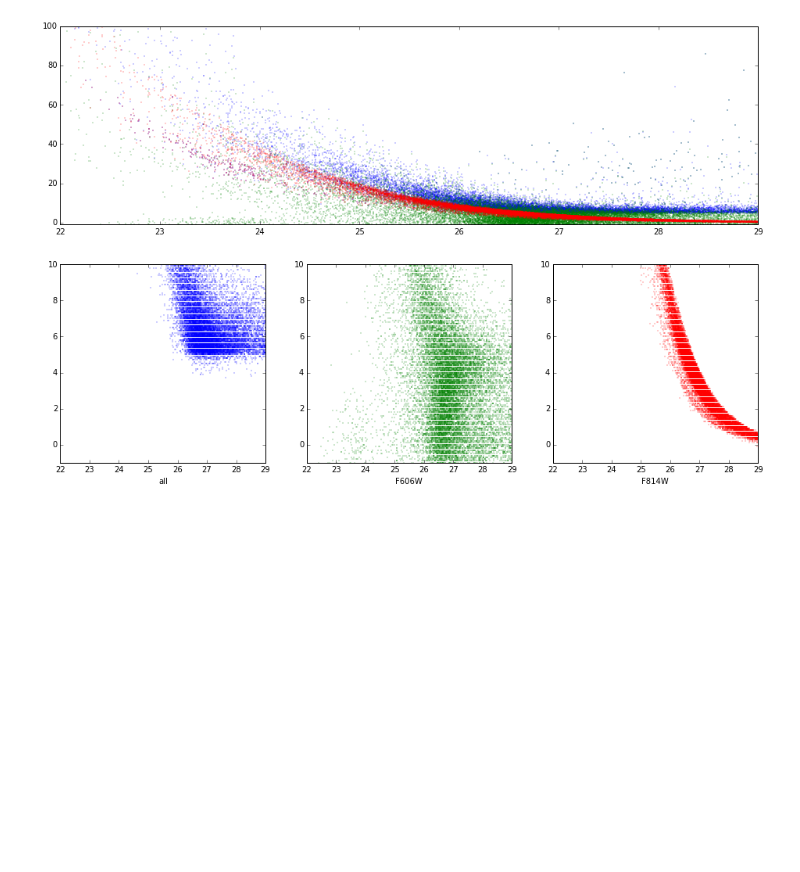
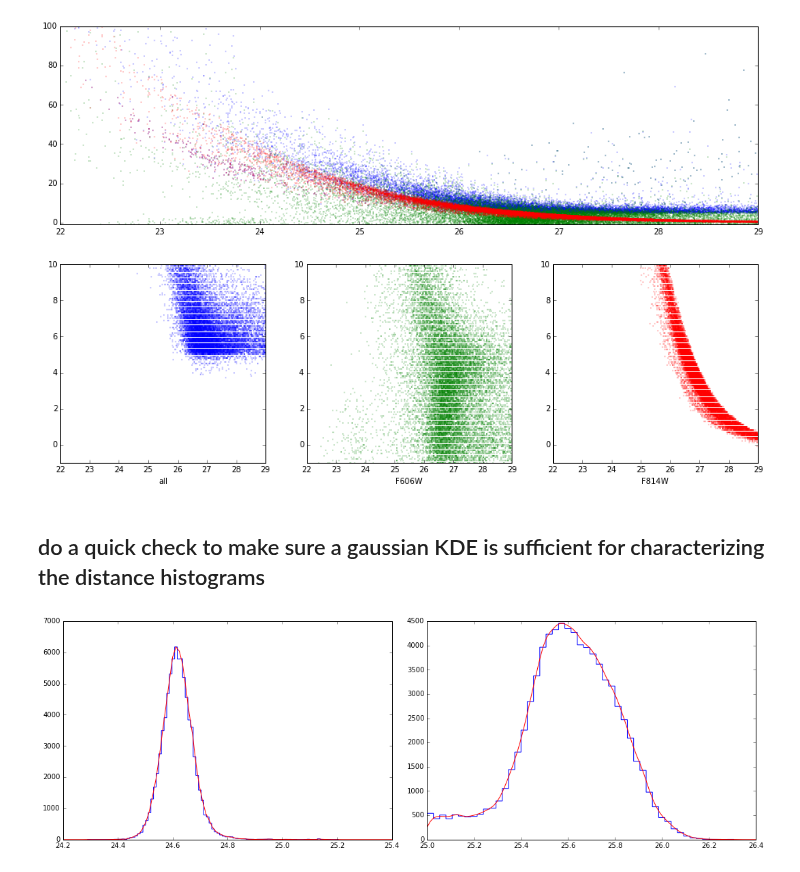
Before and after one commit to eteq/piscdwarfs_hst, a Jupyter notebook: Calibed Photometry.ipynb, the cells around one changed output. Saved outputs shown, nothing was run; the diff lists cells and outputs as text; code cells hidden in the pictures; blank space fills up the shorter version.

```diff
--- a/Calibed Photometry.ipynb
+++ b/Calibed Photometry.ipynb
@@ -44,3 +50,10 @@ def DipModel(x, xs=27.2, s=.8, xe=29, a=1.05, A=-.9, B=1.9):
+# %%
+#TRGB-fitting chains from MCMC
+npz = np.load('rgb_chains_2015_12_15.npz')
+
+tipmag_idx = list(npz['param_names']).index('tipmag')
+tipmagA = npz['chainsA'][...,0]
+tipmagB = npz['chainsB'][...,0]
 # %% [markdown]
 # Pisc A
 # %%
@@ -890,3 +916,28 @@ ax4.set_xlabel('F814W')
 # %% [output]
 <matplotlib.text.Text at 0x...>
 [figure]
+# %% [markdown]
+## do a quick check to make sure a gaussian KDE is sufficient for characterizing the distance histograms
+# %%
+kgdeA = stats.gaussian_kde(tipmagA.ravel())
+kgdeB = stats.gaussian_kde(tipmagB.ravel())
+
+plt.figure(figsize=(15,5))
+
+plt.subplot(1,2,1)
+ns = ahist(tipmagA.ravel(), bins='knuth',histtype='step')[0]
+xl, xu = plt.xlim()
+x = np.linspace(xl,xu, 100)
+plt.plot(x, kgdeA(x)*np.max(ns)/np.max(kgdeA(x)), c='r')
+
+plt.tight_layout()
+
+plt.subplot(1,2,2)
+ns = ahist(tipmagB.ravel(), bins='knuth',histtype='step')[0]
+xl, xu = plt.xlim()
+x = np.linspace(xl,xu, 100)
+plt.plot(x, kgdeB(x)*np.max(ns)/np.max(kgdeB(x)), c='r')
+
+plt.tight_layout()
+# %% [output]
+[figure, added]
```
Also changed, not shown: parts of 16 cells of this notebook, 1 other file.
